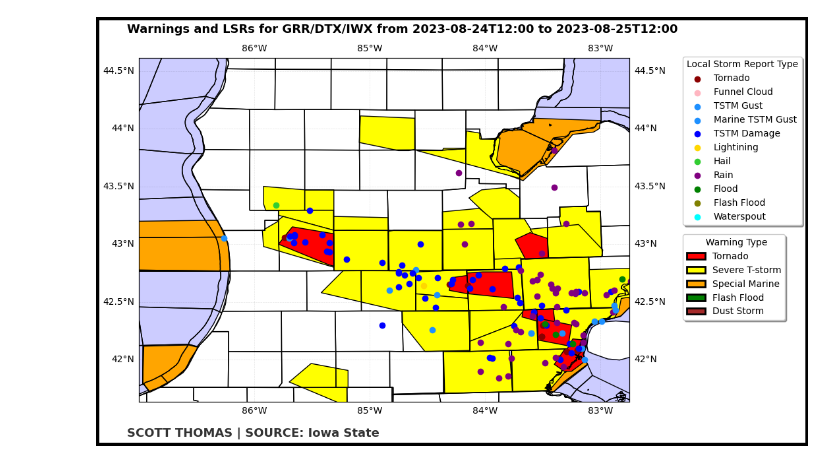
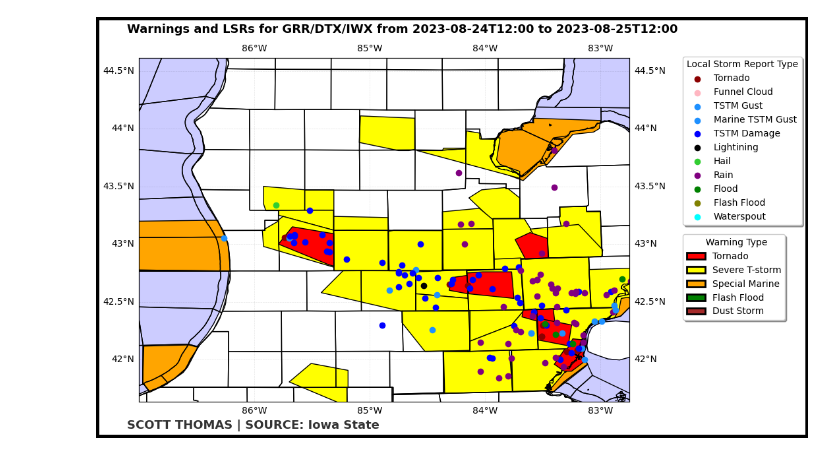
Before and after one commit to scottthomaswx/WarningPlotter, a Jupyter notebook: Warning_Plotter.ipynb, the cells around one changed output. Saved outputs shown, nothing was run; the diff lists cells and outputs as text; code cells hidden in the pictures.

Commit message:
Update: Warning Type Legend, LSR Legend Title, Consistent Axis Aspect Ratio, Update Lightning LSR color

```diff
--- a/Warning_Plotter.ipynb
+++ b/Warning_Plotter.ipynb
@@ -172,7 +172,7 @@ ax.scatter(y = FNCSR['LAT'], x = FNCSR['LON'], zorder=999, color = 'lightpink',
 ax.scatter(y = TSGSR['LAT'], x = TSGSR['LON'], zorder=999, color = 'dodgerblue', label = 'TSTM Gust')
 ax.scatter(y = MTGSR['LAT'], x = MTGSR['LON'], zorder=999, color = 'dodgerblue', label = 'Marine TSTM Gust')
 ax.scatter(y = TSDSR['LAT'], x = TSDSR['LON'], zorder=999, color = 'blue', label = 'TSTM Damage')
-ax.scatter(y = LTGSR['LAT'], x = LTGSR['LON'], zorder=999, color = 'gold', label = 'Lightining')
+ax.scatter(y = LTGSR['LAT'], x = LTGSR['LON'], zorder=999, color = 'black', label = 'Lightining')
 ax.scatter(y = HALSR['LAT'], x = HALSR['LON'], zorder=999, color = 'limegreen', label = 'Hail')
 ax.scatter(y = RANSR['LAT'], x = RANSR['LON'], zorder=999, color = 'purple', label = 'Rain')
 ax.scatter(y = FLDSR['LAT'], x = FLDSR['LON'], zorder=999, color = 'green', label = 'Flood')
@@ -185,7 +185,7 @@ try:
   ax.scatter(y = FNCSR2['LAT'], x = FNCSR2['LON'], zorder=999, color = 'lightpink')
   ax.scatter(y = TSGSR2['LAT'], x = TSGSR2['LON'], zorder=999, color = 'dodgerblue')
   ax.scatter(y = TSDSR2['LAT'], x = TSDSR2['LON'], zorder=999, color = 'blue')
-  ax.scatter(y = LTGSR2['LAT'], x = LTGSR2['LON'], zorder=999, color = 'gold')
+  ax.scatter(y = LTGSR2['LAT'], x = LTGSR2['LON'], zorder=999, color = 'black')
   ax.scatter(y = HALSR2['LAT'], x = HALSR2['LON'], zorder=999, color = 'limegreen')
   ax.scatter(y = RANSR2['LAT'], x = RANSR2['LON'], zorder=999, color = 'purple')
   ax.scatter(y = FLDSR2['LAT'], x = FLDSR2['LON'], zorder=999, color = 'green')
@@ -201,7 +201,7 @@ try:
   ax.scatter(y = FNCSR3['LAT'], x = FNCSR3['LON'], zorder=999, color = 'lightpink')
   ax.scatter(y = TSGSR3['LAT'], x = TSGSR3['LON'], zorder=999, color = 'dodgerblue')
   ax.scatter(y = TSDSR3['LAT'], x = TSDSR3['LON'], zorder=999, color = 'blue')
-  ax.scatter(y = LTGSR3['LAT'], x = LTGSR3['LON'], zorder=999, color = 'gold')
+  ax.scatter(y = LTGSR3['LAT'], x = LTGSR3['LON'], zorder=999, color = 'black')
   ax.scatter(y = HALSR3['LAT'], x = HALSR3['LON'], zorder=999, color = 'limegreen')
   ax.scatter(y = RANSR3['LAT'], x = RANSR3['LON'], zorder=999, color = 'purple')
   ax.scatter(y = FLDSR3['LAT'], x = FLDSR3['LON'], zorder=999, color = 'green')
@@ -213,35 +213,35 @@ except:
 
 TORW = mpatches.Rectangle((0, 0), 1, 0.1, linewidth=2, edgecolor='black', facecolor='red')
 SMW = mpatches.Rectangle((0, 0), 1, 0.1, linewidth=2, edgecolor='black', facecolor='orange')
 SVRW = mpatches.Rectangle((0, 0), 1, 0.1, linewidth=2, edgecolor='black', facecolor='yellow')
 FFW = mpatches.Rectangle((0, 0), 1, 0.1, linewidth=2, edgecolor='black', facecolor='green')
 DSTW = mpatches.Rectangle((0, 0), 1, 0.1, linewidth=2, edgecolor='black', facecolor='brown')
 
 axb.legend([TORW, SVRW, SMW, FFW, DSTW], ['Tornado', 'Severe T-storm', 'Special Marine', 'Flash Flood', 'Dust Storm'],
             loc='upper left', fontsize=10, facecolor='white', markerscale=8,
             labelcolor='k', title='  Warning Type', title_fontsize=10,
            bbox_to_anchor=(1.10, 0.5), fancybox=True, shadow=True,).set_zorder(10)
 
 ax.coastlines(color='black',resolution='10m',zorder=99)
 ax.add_feature(cfeat.STATES.with_scale('50m'),edgecolor='black', zorder=9)
 ax.add_feature(USCOUNTIES, facecolor='None', edgecolor='black', zorder=998)
 lake = cfeat.NaturalEarthFeature('physical', 'lakes', '50m', edgecolor='blue', facecolor='blue', alpha=0.2)
 ax.add_feature(lake)
-plt.figtext(0.11, 0.22, f'SCOTT THOMAS | SOURCE: Iowa State', weight='bold', color='black', fontsize=13, ha='left', alpha=0.8)
+plt.figtext(0.11, 0.23, f'SCOTT THOMAS | SOURCE: Iowa State', weight='bold', color='black', fontsize=13, ha='left', alpha=0.8)
 plt.figtext(0.11, 0.73, f'Warnings and LSRs for {WFO_List} from {Begins} to {Ends}', ha='left', weight='bold', fontsize=13)
 gl = ax.gridlines(draw_labels = True, x_inline = False, y_inline = False, rotate_labels = False, linewidth = 0.5, linestyle = '--', color = 'black', alpha = 0.1)
 gl.x_labels_top = False
 gl.x_labels_bottom = True
 axb.grid(False)
 axb.set_xticks([])
 axb.set_yticks([])
 box1 = ax.get_position()
 ax.set_position([box1.x0, box1.y0, box1.width * 0.8, box1 .height*0.95])
 ax.legend(loc='lower left', bbox_to_anchor=(1.10, 0.5),
     ncol=1, fancybox=True, shadow=True, title = 'Local Storm Report Type')
 plt.savefig(f'WarningsLSRs{Ends}.png')
 # %% [output]
-[figure, old version]
+[figure, new version]
 # %%
 #Clear CWA 2/3 Warnings and LSRs for Additional Plots
 try:
```
